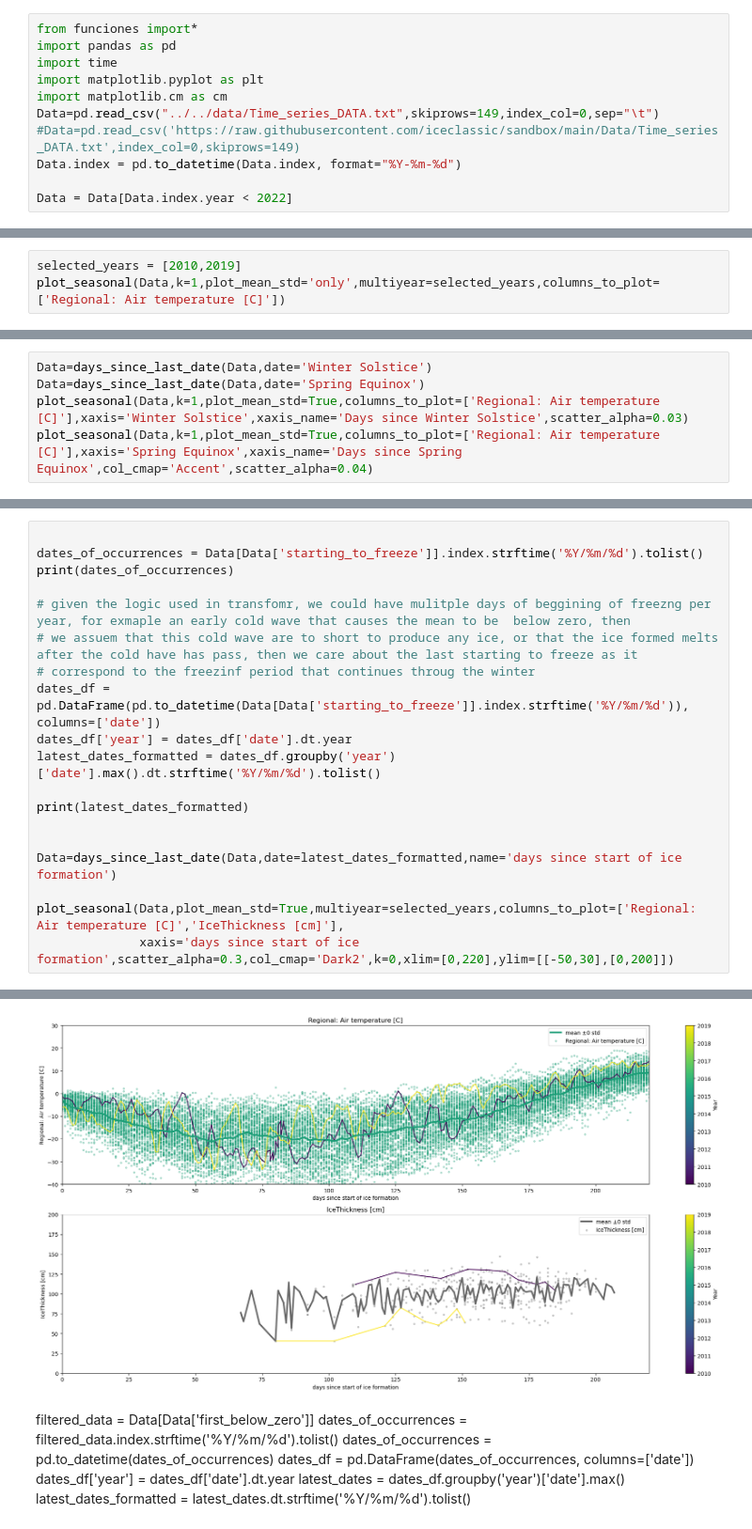
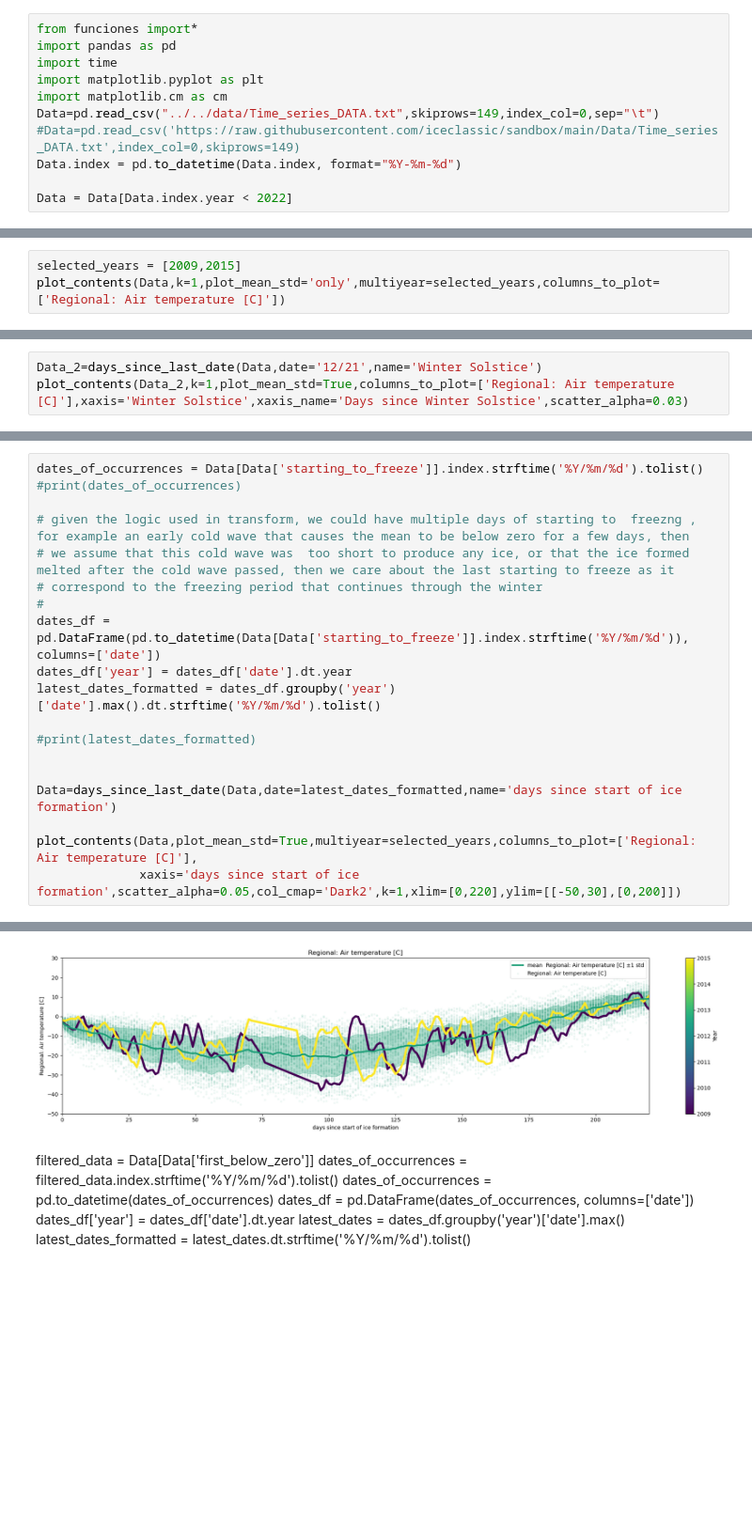
Before and after one commit to iceclassic/mude, a Jupyter notebook: book/Part_1/Regression.ipynb, the cells around one changed output, grey strips where cells are left out. Shown at 94% size. Drawn from its saved outputs; the diff is of its cells as text; blank space fills up the shorter version.

Commit message:
improve plot_cont function

```diff
--- a/book/Part_1/Regression.ipynb
+++ b/book/Part_1/Regression.ipynb
@@ -38,6 +34,6 @@ Use  the argument  `multiyear`  to plot the data corresponding to the last ten y
 
 :::
 # %%
-selected_years = [2010,2019]
-plot_seasonal(Data,k=1,plot_mean_std='only',multiyear=selected_years,columns_to_plot=['Regional: Air temperature [C]'])
+selected_years = [2009,2015]
+plot_contents(Data,k=1,plot_mean_std='only',multiyear=selected_years,columns_to_plot=['Regional: Air temperature [C]'])
 # %% [output]
@@ -59,6 +65,4 @@ Use `days_since_last_date`to plt the variation of the temperature using the numb
 # %%
-Data=days_since_last_date(Data,date='Winter Solstice')
-Data=days_since_last_date(Data,date='Spring Equinox')
-plot_seasonal(Data,k=1,plot_mean_std=True,columns_to_plot=['Regional: Air temperature [C]'],xaxis='Winter Solstice',xaxis_name='Days since Winter Solstice',scatter_alpha=0.03)
-plot_seasonal(Data,k=1,plot_mean_std=True,columns_to_plot=['Regional: Air temperature [C]'],xaxis='Spring Equinox',xaxis_name='Days since Spring Equinox',col_cmap='Accent',scatter_alpha=0.04)
+Data_2=days_since_last_date(Data,date='12/21',name='Winter Solstice')
+plot_contents(Data_2,k=1,plot_mean_std=True,columns_to_plot=['Regional: Air temperature [C]'],xaxis='Winter Solstice',xaxis_name='Days since Winter Solstice',scatter_alpha=0.03)
 # %% [output]
@@ -135,20 +141,20 @@ As we mentioned before, `.transform` applies a function, if the logic that we ne
 # %%
+dates_of_occurrences = Data[Data['starting_to_freeze']].index.strftime('%Y/%m/%d').tolist()
+#print(dates_of_occurrences)
 
-dates_of_occurrences = Data[Data['starting_to_freeze']].index.strftime('%Y/%m/%d').tolist()
-print(dates_of_occurrences)
-
-# given the logic used in transfomr, we could have mulitple days of beggining of freezng per year, for exmaple an early cold wave that causes the mean to be  below zero, then
-# we assuem that this cold wave are to short to produce any ice, or that the ice formed melts after the cold have has pass, then we care about the last starting to freeze as it
-# correspond to the freezinf period that continues throug the winter
+# given the logic used in transform, we could have multiple days of starting to  freezng , for example an early cold wave that causes the mean to be below zero for a few days, then
+# we assume that this cold wave was  too short to produce any ice, or that the ice formed melted after the cold wave passed, then we care about the last starting to freeze as it
+# correspond to the freezing period that continues through the winter
+#
 dates_df = pd.DataFrame(pd.to_datetime(Data[Data['starting_to_freeze']].index.strftime('%Y/%m/%d')), columns=['date'])
 dates_df['year'] = dates_df['date'].dt.year
 latest_dates_formatted = dates_df.groupby('year')['date'].max().dt.strftime('%Y/%m/%d').tolist()
 
-print(latest_dates_formatted)
+#print(latest_dates_formatted)
 
 
 Data=days_since_last_date(Data,date=latest_dates_formatted,name='days since start of ice formation')
 
-plot_seasonal(Data,plot_mean_std=True,multiyear=selected_years,columns_to_plot=['Regional: Air temperature [C]','IceThickness [cm]'],
-              xaxis='days since start of ice formation',scatter_alpha=0.3,col_cmap='Dark2',k=0,xlim=[0,220],ylim=[[-50,30],[0,200]])
+plot_contents(Data,plot_mean_std=True,multiyear=selected_years,columns_to_plot=['Regional: Air temperature [C]'],
+              xaxis='days since start of ice formation',scatter_alpha=0.05,col_cmap='Dark2',k=1,xlim=[0,220],ylim=[[-50,30],[0,200]])
 # %% [output]
@@ -157,4 +161,4 @@ plot_seasonal(Data,plot_mean_std=True,multiyear=selected_years,columns_to_plot=[
-[figure, old version]
+[figure, new version]
 # %% [markdown]
 filtered_data = Data[Data['first_below_zero']]
 dates_of_occurrences = filtered_data.index.strftime('%Y/%m/%d').tolist()
```
Also changed, not shown: parts of 23 cells of this notebook, 2 other files.
